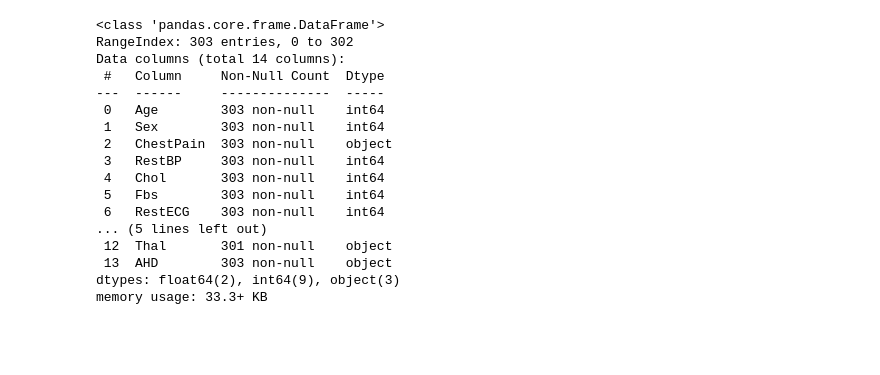
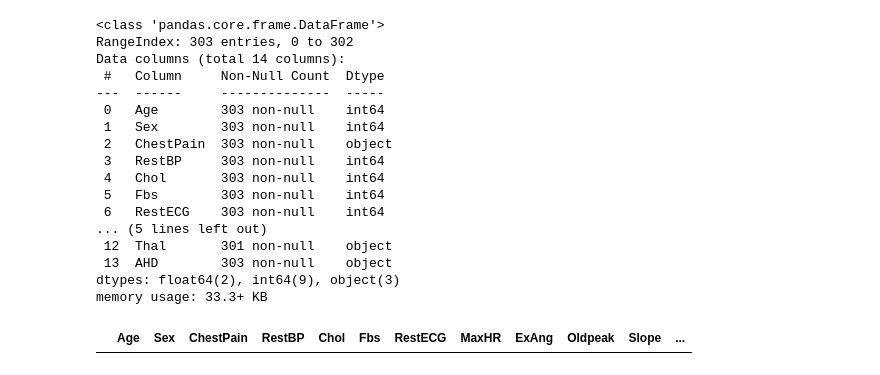
Before and after one commit to jiayuanteng/Hands_on_ML2, a Jupyter notebook: 5_Support_Vector_Machine.ipynb, the cells around one changed output. Cells and saved outputs as stored; diff of their text form; code cells hidden in the pictures; blank space fills up the shorter version.

```diff
--- a/5_Support_Vector_Machine.ipynb
+++ b/5_Support_Vector_Machine.ipynb
@@ -324,6 +325,10 @@ dtypes: float64(2), int64(9), object(3)
 memory usage: 33.3+ KB
 # %%
 heart = heart.dropna()
+# %%
+heart[heart['Ca'].isnull()]
+# %% [output]
+|  | Age | Sex | ChestPain | RestBP | Chol | Fbs | RestECG | MaxHR | ExAng | Oldpeak | Slope | ... |
 # %%
 from sklearn.preprocessing import OneHotEncoder
 
```
Also changed, not shown: parts of 15 cells of this notebook.
